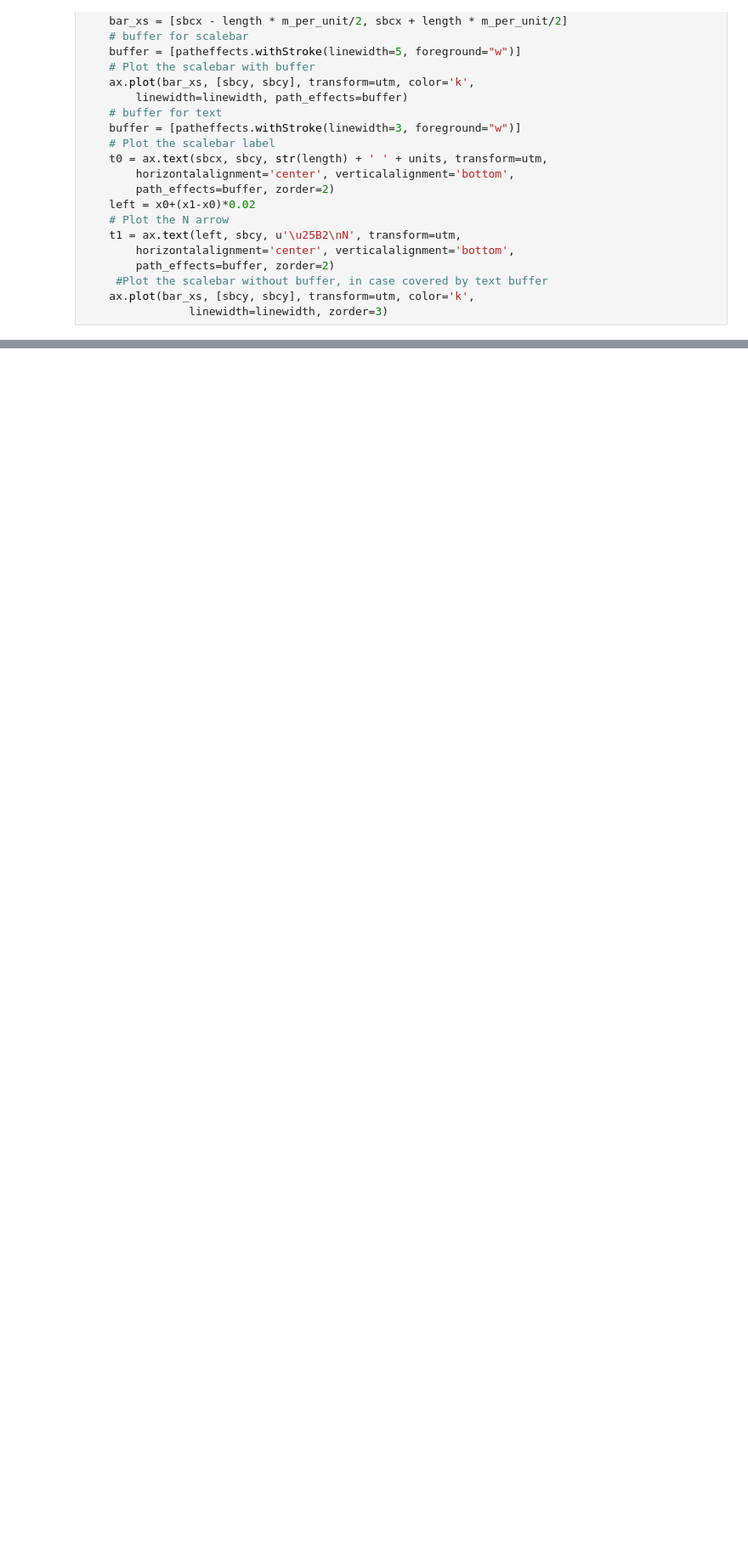
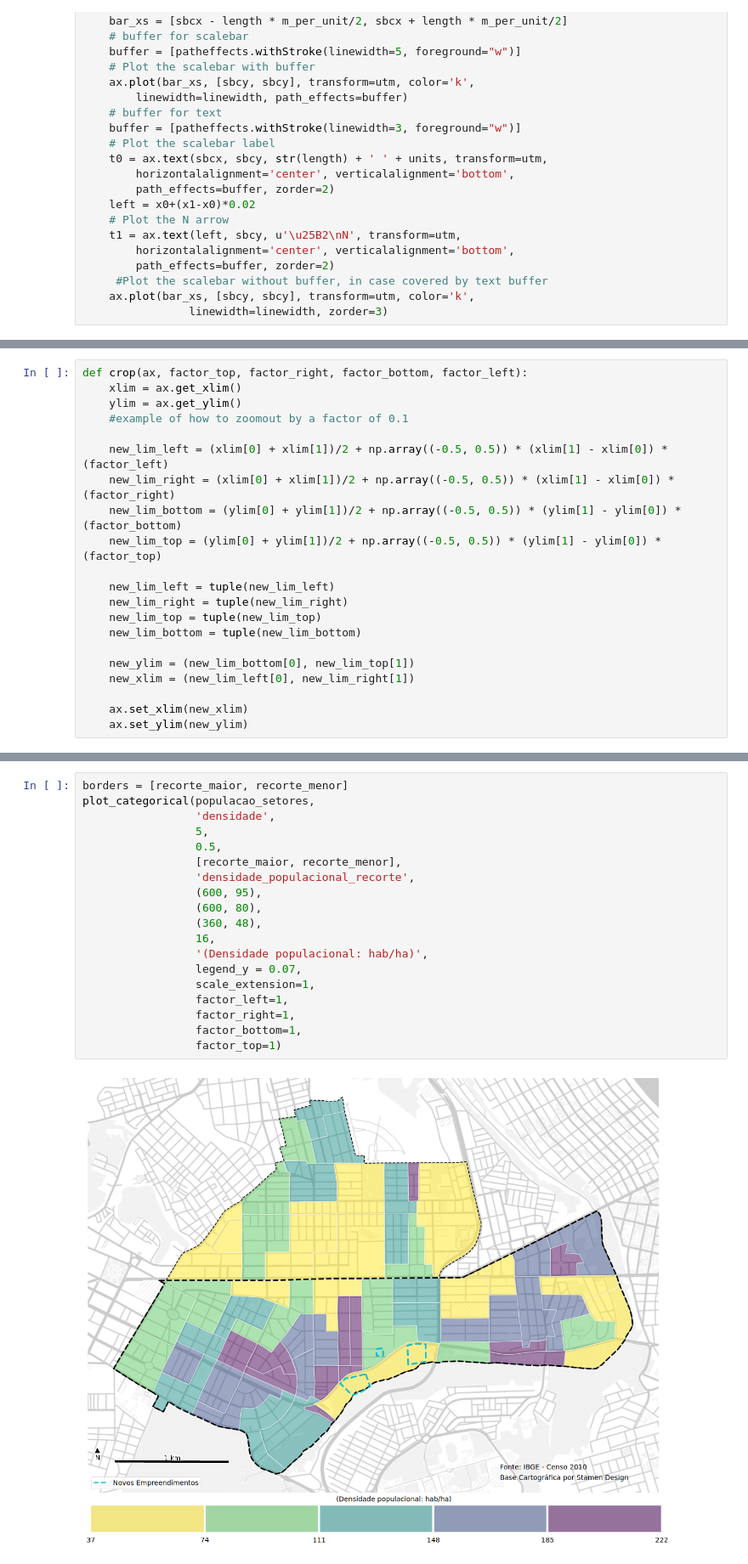
Before and after one commit to fc-anjos/cartografia-joao-pessoa, a Jupyter notebook: POPULACAO_NEW.ipynb, the cells around one changed output, grey strips where cells are left out. Shown at 85% size. Drawn from its saved outputs; the diff is of its cells as text; blank space fills up the shorter version.

Commit message:
modularize plot_categorical

```diff
--- a/POPULACAO_NEW.ipynb
+++ b/POPULACAO_NEW.ipynb
@@ -104 +98,22 @@ populacao_setores.plot()
+# %%
+def crop(ax, factor_top, factor_right, factor_bottom, factor_left):
+    xlim = ax.get_xlim()
+    ylim = ax.get_ylim()
+    #example of how to zoomout by a factor of 0.1
+
+    new_lim_left = (xlim[0] + xlim[1])/2 + np.array((-0.5, 0.5)) * (xlim[1] - xlim[0]) * (factor_left)
+    new_lim_right = (xlim[0] + xlim[1])/2 + np.array((-0.5, 0.5)) * (xlim[1] - xlim[0]) * (factor_right)
+    new_lim_bottom = (ylim[0] + ylim[1])/2 + np.array((-0.5, 0.5)) * (ylim[1] - ylim[0]) * (factor_bottom)
+    new_lim_top = (ylim[0] + ylim[1])/2 + np.array((-0.5, 0.5)) * (ylim[1] - ylim[0]) * (factor_top)
+
+    new_lim_left = tuple(new_lim_left)
+    new_lim_right = tuple(new_lim_right)
+    new_lim_top = tuple(new_lim_top)
+    new_lim_bottom = tuple(new_lim_bottom)
+
+    new_ylim = (new_lim_bottom[0], new_lim_top[1])
+    new_xlim = (new_lim_left[0], new_lim_right[1])
+
+    ax.set_xlim(new_xlim)
+    ax.set_ylim(new_ylim)
 # %%
@@ -208,0 +241,21 @@ plt.show()
+# %%
+borders = [recorte_maior, recorte_menor]
+plot_categorical(populacao_setores,
+                 'densidade',
+                 5,
+                 0.5,
+                 [recorte_maior, recorte_menor],
+                 'densidade_populacional_recorte',
+                 (600, 95),
+                 (600, 80),
+                 (360, 48),
+                 16,
+                 '(Densidade populacional: hab/ha)',
+                 legend_y = 0.07,
+                 scale_extension=1,
+                 factor_left=1,
+                 factor_right=1,
+                 factor_bottom=1,
+                 factor_top=1)
+# %% [output]
+[figure, added]
```
Also changed, not shown: parts of 5 cells of this notebook, 1 other file.
